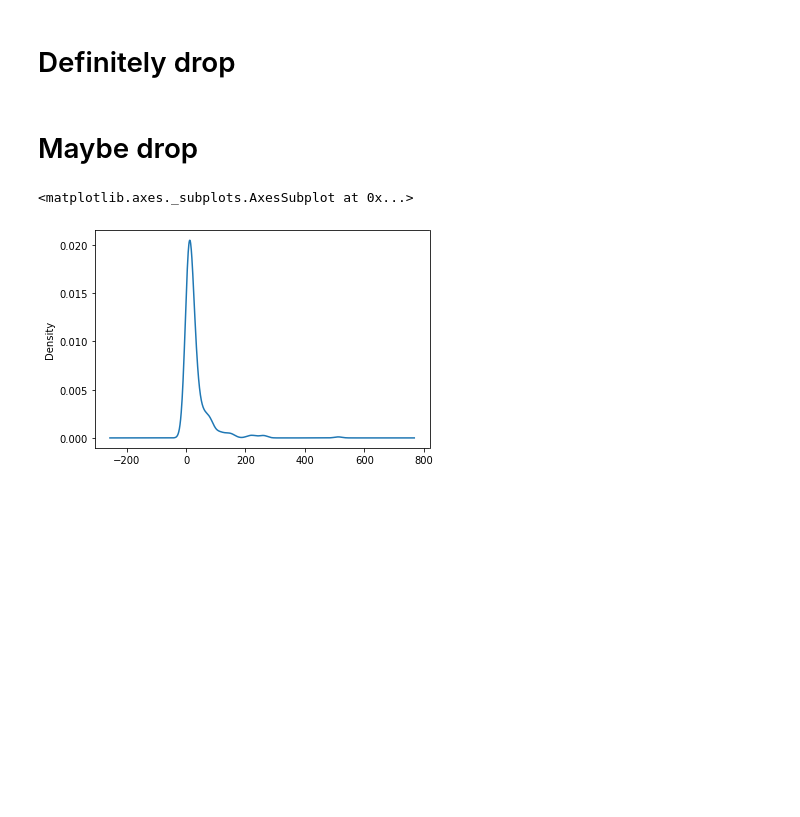
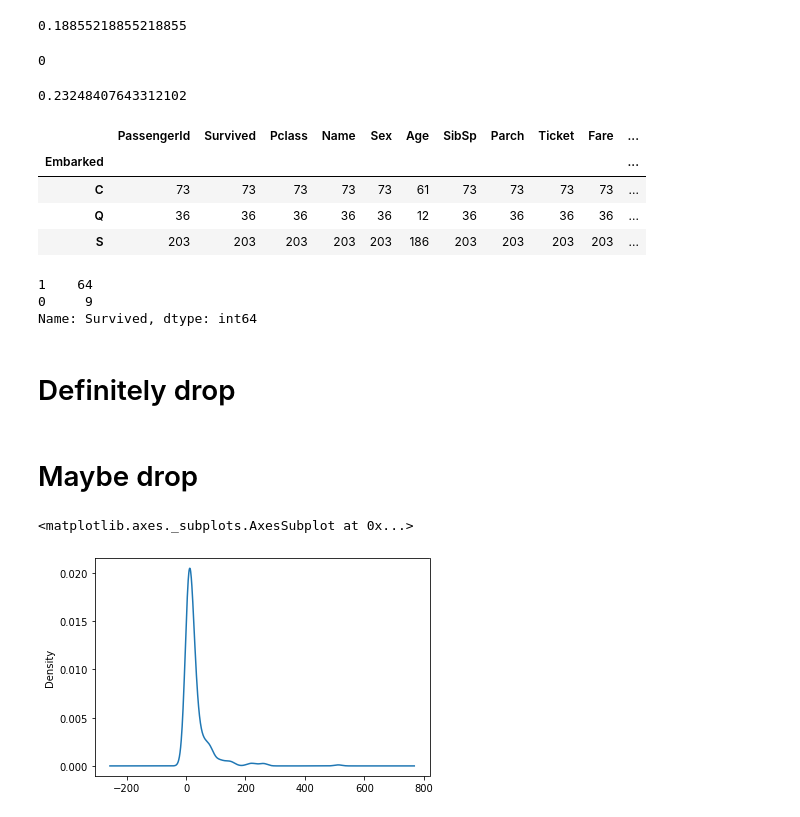
Before and after one commit to kevin-meyers/data-visualizations, a Jupyter notebook: notebooks/titanic.ipynb, the cells around one changed output. Cells and saved outputs as stored; diff of their text form; code cells hidden in the pictures; blank space fills up the shorter version.

```diff
--- a/notebooks/titanic.ipynb
+++ b/notebooks/titanic.ipynb
@@ -9,3 +9,13 @@ from sklearn.model_selection import train_test_split
 from sklearn.metrics import confusion_matrix
 # %%
 df = pd.read_csv('/home/kevin/Downloads/titanic.csv')
+# %%
+len(df.loc[df['Embarked'] == 'C'])/len(df)
+# %% [output]
+0.18855218855218855
+# %%
+df['Sex'].isna().sum()
+# %% [output]
+0
+# %%
+female_df = df.loc[df['Sex'] == 'female']
@@ -12,3 +24,21 @@ df = pd.read_csv('/home/kevin/Downloads/titanic.csv')
+# %%
+len(female_from_c)/len(female_df)
+# %% [output]
+0.23248407643312102
+# %%
+female_df.groupby('Embarked').count()
+# %% [output]
+|  | PassengerId | Survived | Pclass | Name | Sex | Age | SibSp | Parch | Ticket | Fare | ... |
+| Embarked |  |  |  |  |  |  |  |  |  |  | ... |
+| C | 73 | 73 | 73 | 73 | 73 | 61 | 73 | 73 | 73 | 73 | ... |
+| Q | 36 | 36 | 36 | 36 | 36 | 12 | 36 | 36 | 36 | 36 | ... |
+| S | 203 | 203 | 203 | 203 | 203 | 186 | 203 | 203 | 203 | 203 | ... |
+# %%
+female_from_c['Survived'].value_counts()
+# %% [output]
+1    64
+0     9
+Name: Survived, dtype: int64
 # %% [markdown]
  # Definitely drop
 # %%
```
Also changed, not shown: parts of 1 cell of this notebook, 5 other files.
